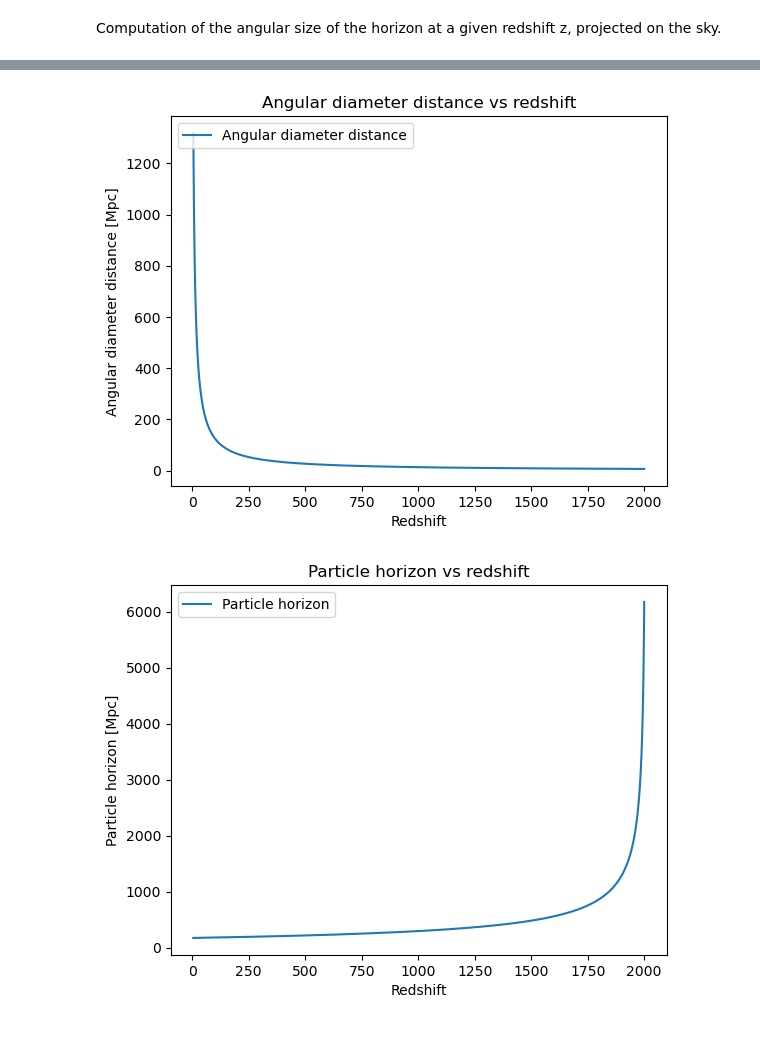
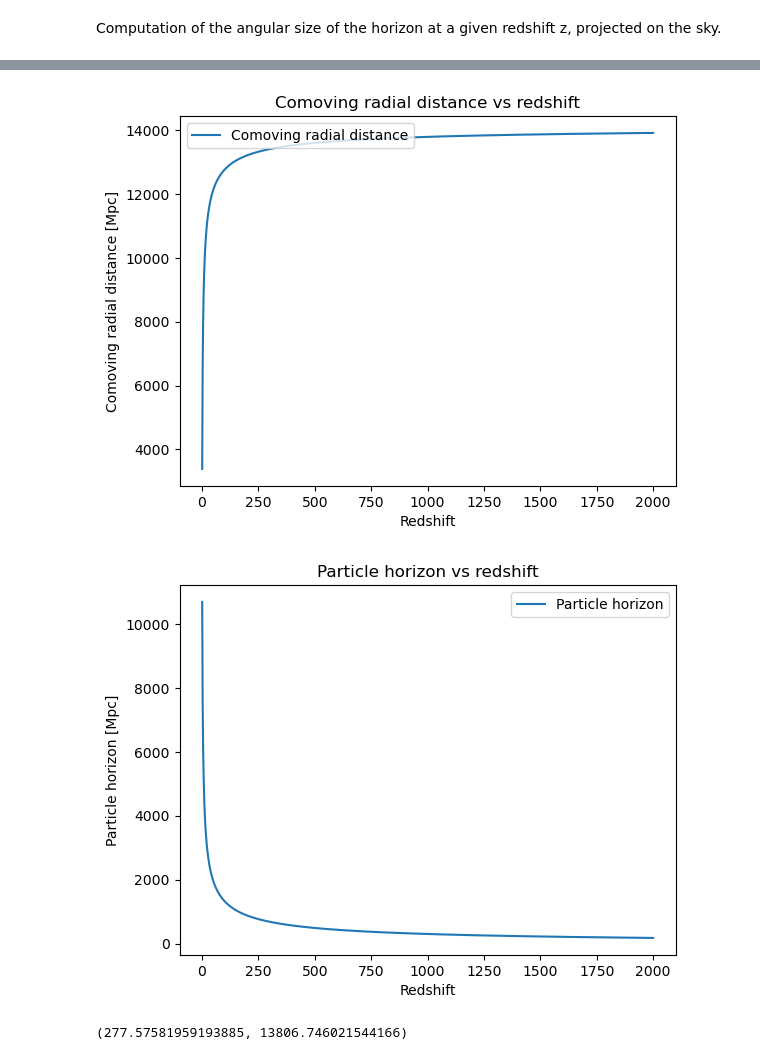
Before and after one commit to GenovaCosmology/AstroCosmoComputational, a Jupyter notebook: Students/Gabriele_Russo/CosmicStructures/ex2rotto.ipynb, the cells around one changed output, grey strips where cells are left out. Drawn from its saved outputs; the diff is of its cells as text; code cells hidden in the pictures.

```diff
--- a/Students/Gabriele_Russo/CosmicStructures/ex2rotto.ipynb
+++ b/Students/Gabriele_Russo/CosmicStructures/ex2rotto.ipynb
@@ -11,5 +11,7 @@ import camb
 # Set up the parameters for CAMB
 
 # Set up the parameters for the fiducial cosmology
-pars = camb.set_params(H0=67.5, ombh2=0.022, omch2=0.122, mnu=0.06, omk=0, tau=0.06,
-                       As=2e-9, ns=0.965, halofit_version='mead', lmax=3000)
+#pars = camb.set_params(H0=67.5, ombh2=0.022, omch2=0.122, mnu=0.06, omk=0, tau=0.06,
+#                       As=2e-9, ns=0.965, halofit_version='mead', lmax=3000)
+pars = camb.CAMBparams()
+pars.set_cosmology(H0=67.5, ombh2=0.022, omch2=0.122, mnu=0.06, omk=0, tau=0.06)
@@ -16,42 +36,48 @@ pars = camb.set_params(H0=67.5, ombh2=0.022, omch2=0.122, mnu=0.06, omk=0, tau=0
 # %%
-# Computing angular diameter distance for the fiducial cosmology
-results = camb.get_results(pars) # Get the results for the fiducial cosmology
+# Computing comuving distance for the fiducial cosmology
 
-n_points = 10000
-z = np.linspace(5, 2000, n_points) # Redshift
+#results1 = camb.get_results(pars) # Get the results for the fiducial cosmology
+results = camb.get_background(pars) # Get the background results
 
-DA = results.angular_diameter_distance(z) # Angular diameter distance
+n_points = 2000
+z = np.linspace(1, 2000, n_points) # Redshift
 
-plt.plot(z, DA, label='Angular diameter distance')
+chi = results.comoving_radial_distance(z) # Comoving radial distance
+
+plt.plot(z, chi, label='Comoving radial distance')
 plt.legend(loc='upper left')
 plt.xlabel('Redshift')
-plt.ylabel('Angular diameter distance [Mpc]')
-plt.title('Angular diameter distance vs redshift')
+plt.ylabel('Comoving radial distance [Mpc]')
+plt.title('Comoving radial distance vs redshift')
 #plt.xlim(0, 2)
 
 plt.show()
 # %% [output]
-[figure, old version]
+[figure, new version]
 # %%
 # Computing the particle horizon for the fiducial cosmology at different redshifts
 
 # Array of infinite redshifts
 z_inf = np.full(n_points, np.inf)
 
 # Computing the particle horizon from infinity to redshift z
 ph = results.comoving_radial_distance(z_inf) - results.comoving_radial_distance(z)
 
 # Reshaffling the array to have the particle horizon at redshift z in the same order as z
-ph = ph[::-1]
+#ph = ph[::-1]
 
 plt.plot(z, ph, label='Particle horizon')
 plt.legend(loc='best')
 plt.xlabel('Redshift')
 plt.ylabel('Particle horizon [Mpc]')
 plt.title('Particle horizon vs redshift')
 #plt.xlim(0, 2)
 plt.show()
 # %% [output]
-[figure, old version]
+[figure, new version]
+# %%
+ph[1100], chi[1100]
+# %% [output]
+(277.57581959193885, 13806.746021544166)
 # %%
 # Computing the angular size of the horizon at different redshifts
```
Also changed, not shown: parts of 4 cells of this notebook, 1 other file.
